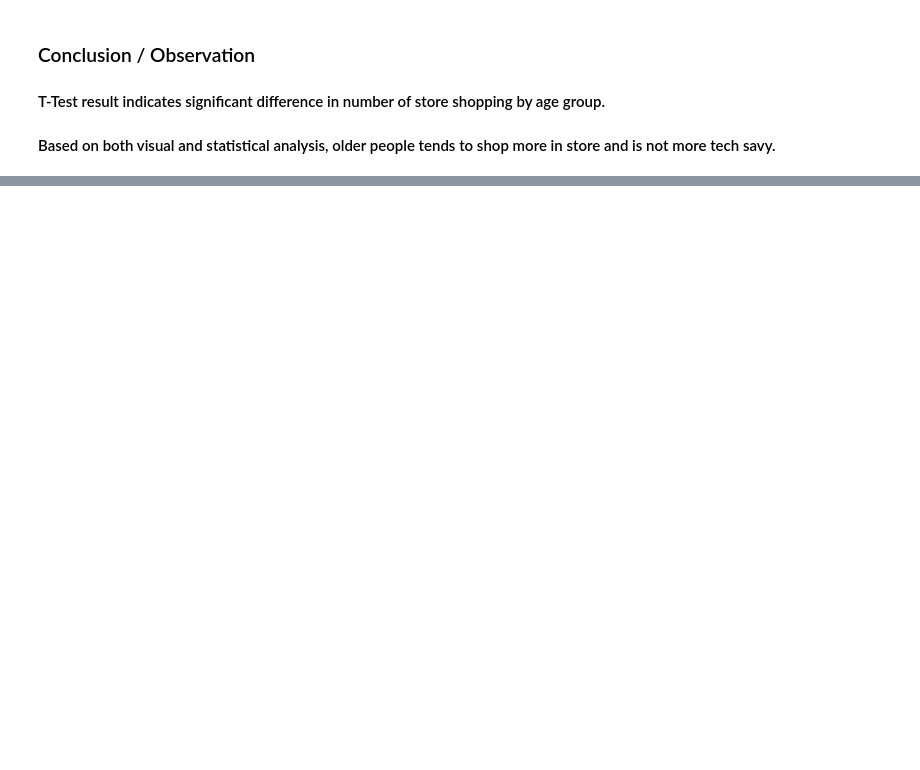
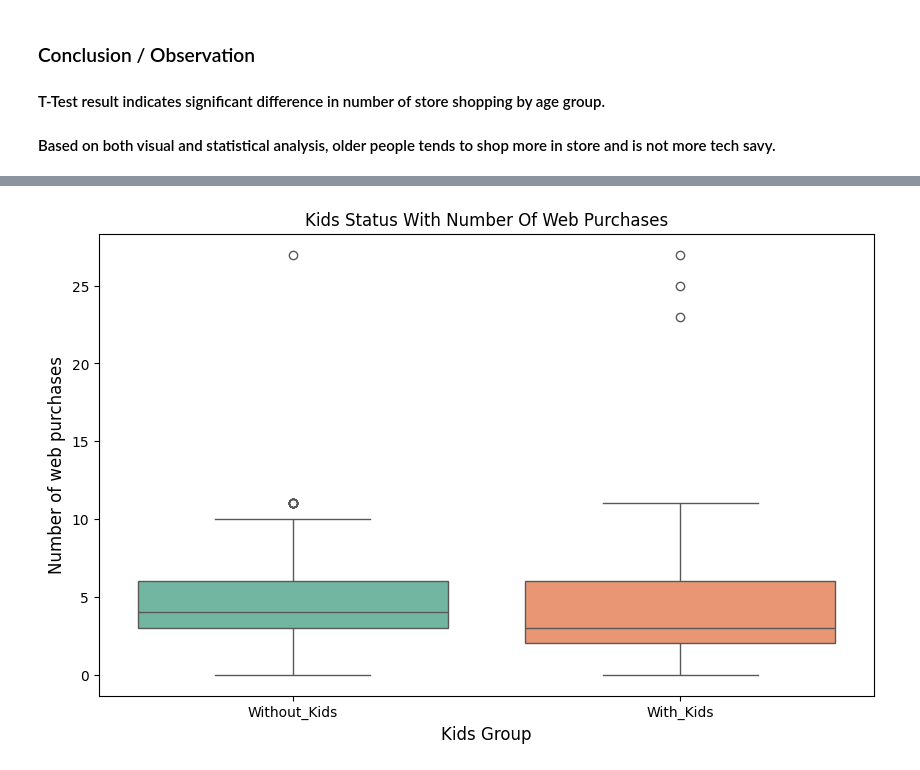
Before and after one commit to lalraviranjan/iitg_genAiMl, a Jupyter notebook: Applied-data-science-with-python/Marketing-Compaign/marketing-compaign-eda-feature-engineering.ipynb, the cells around one changed output, grey strips where cells are left out. Cells and saved outputs as stored; diff of their text form; code cells hidden in the pictures; blank space fills up the shorter version.

```diff
--- a/Applied-data-science-with-python/Marketing-Compaign/marketing-compaign-eda-feature-engineering.ipynb
+++ b/Applied-data-science-with-python/Marketing-Compaign/marketing-compaign-eda-feature-engineering.ipynb
@@ -544,0 +571,11 @@ Rejecting Null Hypothesis : There is significant difference in number of store s
+# %%
+df['Kids_Group'] = df['Total_Children'].apply(lambda x: 'With_Kids' if x > 0 else 'Without_Kids')
+# %%
+plt.figure(figsize=(10,6))
+sns.boxplot(x='Kids_Group', y='NumWebPurchases', data=df, palette='Set2', hue="Kids_Group")
+plt.xlabel("Kids Group", fontsize=12)
+plt.ylabel("Number of web purchases", fontsize=12)
+plt.title("Kids Status With Number Of Web Purchases")
+plt.show()
+# %% [output]
+[figure, added]
```
Also changed, not shown: parts of 39 cells of this notebook, 2 other files.
